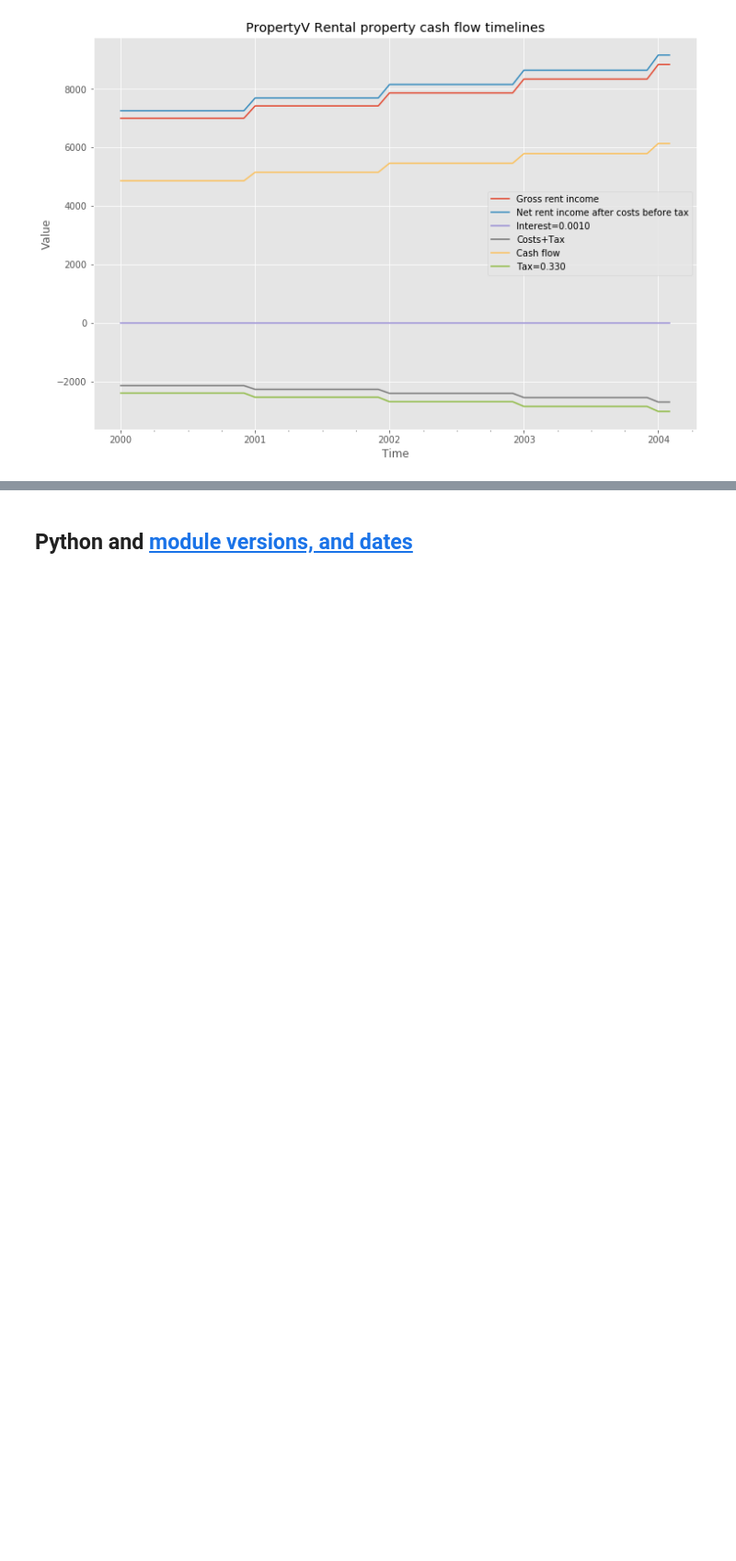
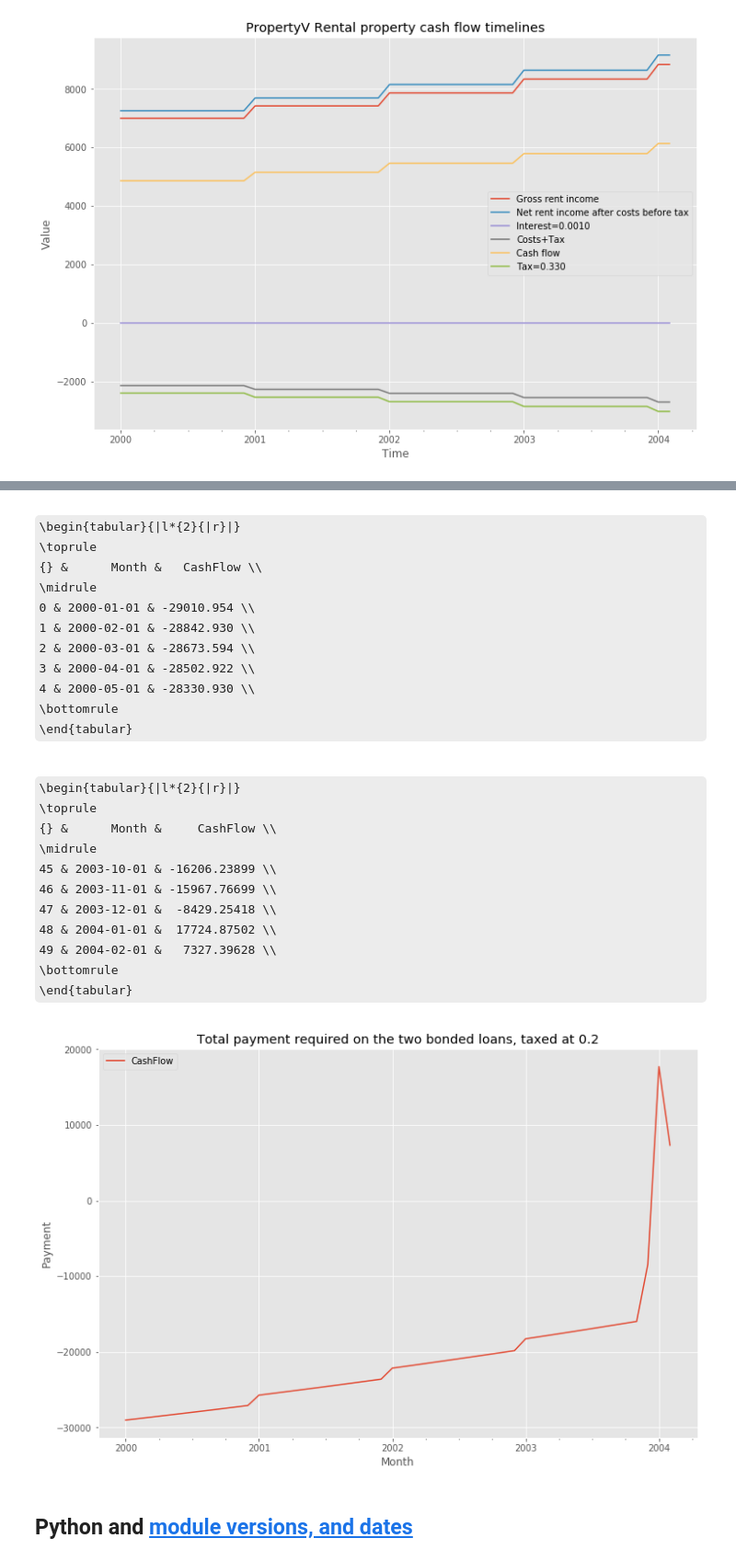
Before and after one commit to NelisW/RetirementPlanning, a Jupyter notebook: 02-Mortgage-Amortisation-Property.ipynb, the cells around one changed output, grey strips where cells are left out. Shown at 92% size. Saved outputs shown, nothing was run; the diff lists cells and outputs as text; code cells hidden in the pictures; some formulas as TeX source; blank space fills up the shorter version.

```diff
--- a/02-Mortgage-Amortisation-Property.ipynb
+++ b/02-Mortgage-Amortisation-Property.ipynb
@@ -703,3 +886,47 @@ axes.set_title("Total payment required on the two bonded loans");
+# %%
+# to calculate the sum of all cash flow values available for each month
+# do this for one value of tax rate
+taxselect = 0
+dfsum = pd.pivot_table(df.loc[df['TaxRate'] == taxs[taxselect]],
+                             index=['Month'],values=['CashFlow'],aggfunc=np.sum)
+dfsum.reset_index(level=0, inplace=True)
+
+if doLaTeXdisplay:
+    display(Latex(dfsum.head().to_latex(index=True,column_format=f'|l*{{{dfsum.shape[1]}}}{{|r}}|')))
+    display(Latex(dfsum.tail().to_latex(index=True,column_format=f'|l*{{{dfsum.shape[1]}}}{{|r}}|')))
+else:
+    display(HTML(dfsum.head().to_html(index=True)))
+    display(HTML(dfsum.tail().to_html(index=True)))
+
+figsize(12,8)
+fig, axes = plt.subplots(nrows=1, ncols=1)
+dfsum.plot(x='Month',y='CashFlow',  ax=axes)
+axes.set_ylabel("Payment");
+axes.set_title(f"Total payment required on the two bonded loans, taxed at {taxs[taxselect]}");
+# %% [output]
+\begin{tabular}{|l*{2}{|r}|}
+\toprule
+{} &      Month &   CashFlow \\
+\midrule
+0 & 2000-01-01 & -29010.954 \\
+1 & 2000-02-01 & -28842.930 \\
+2 & 2000-03-01 & -28673.594 \\
+3 & 2000-04-01 & -28502.922 \\
+4 & 2000-05-01 & -28330.930 \\
+\bottomrule
+\end{tabular}
+\begin{tabular}{|l*{2}{|r}|}
+\toprule
+{} &      Month &     CashFlow \\
+\midrule
+45 & 2003-10-01 & -16206.23899 \\
+46 & 2003-11-01 & -15967.76699 \\
+47 & 2003-12-01 &  -8429.25418 \\
+48 & 2004-01-01 &  17724.87502 \\
+49 & 2004-02-01 &   7327.39628 \\
+\bottomrule
+\end{tabular}
+[figure, added]
 # %% [markdown]
 ## Python and [module versions, and dates](https://github.com/rasbt/watermark)
 # %%
```
Also changed, not shown: parts of 31 cells of this notebook, 15 other files.
